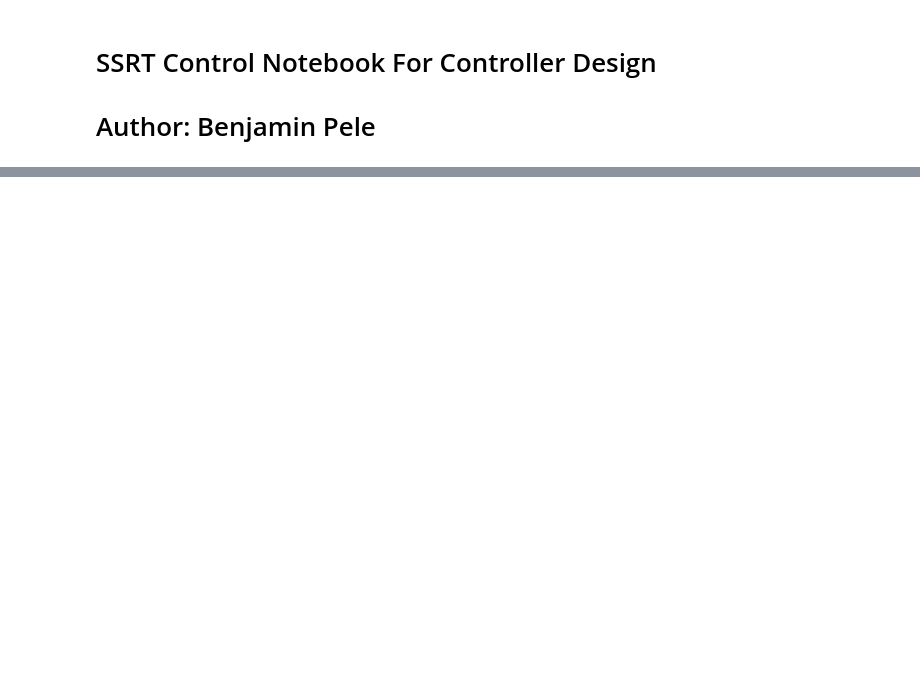
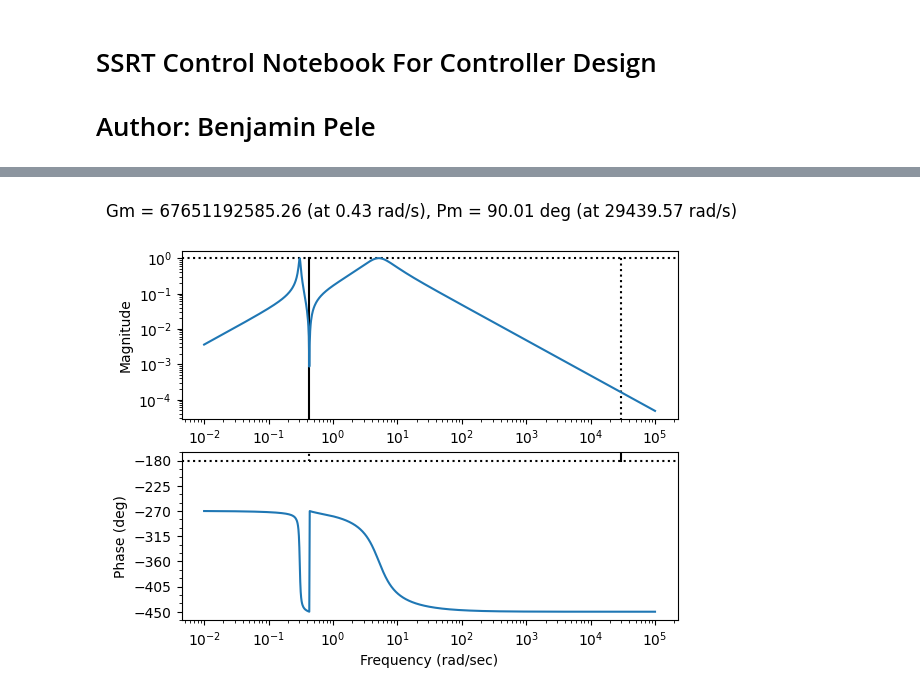
Before and after one commit to ucalgary-rover/Controls, a Jupyter notebook: SSRT_Control_Analysis.ipynb, the cells around one changed output, grey strips where cells are left out. Saved outputs shown, nothing was run; the diff lists cells and outputs as text; code cells hidden in the pictures; blank space fills up the shorter version.

```diff
--- a/SSRT_Control_Analysis.ipynb
+++ b/SSRT_Control_Analysis.ipynb
@@ -83,0 +129,4 @@ Rank of Controllability Matrix:  2
+# %%
+mag, phase, omega = ct.bode_plot(T, margins=True)
+# %% [output]
+[figure, added]
```
Also changed, not shown: parts of 14 cells of this notebook.
